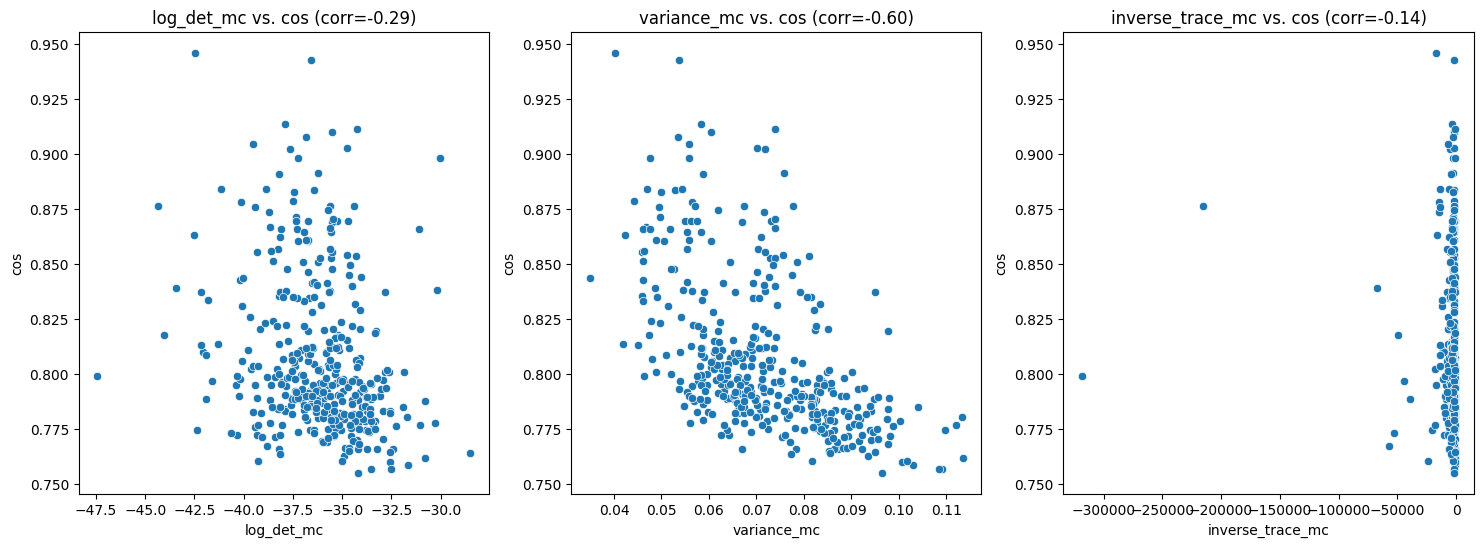
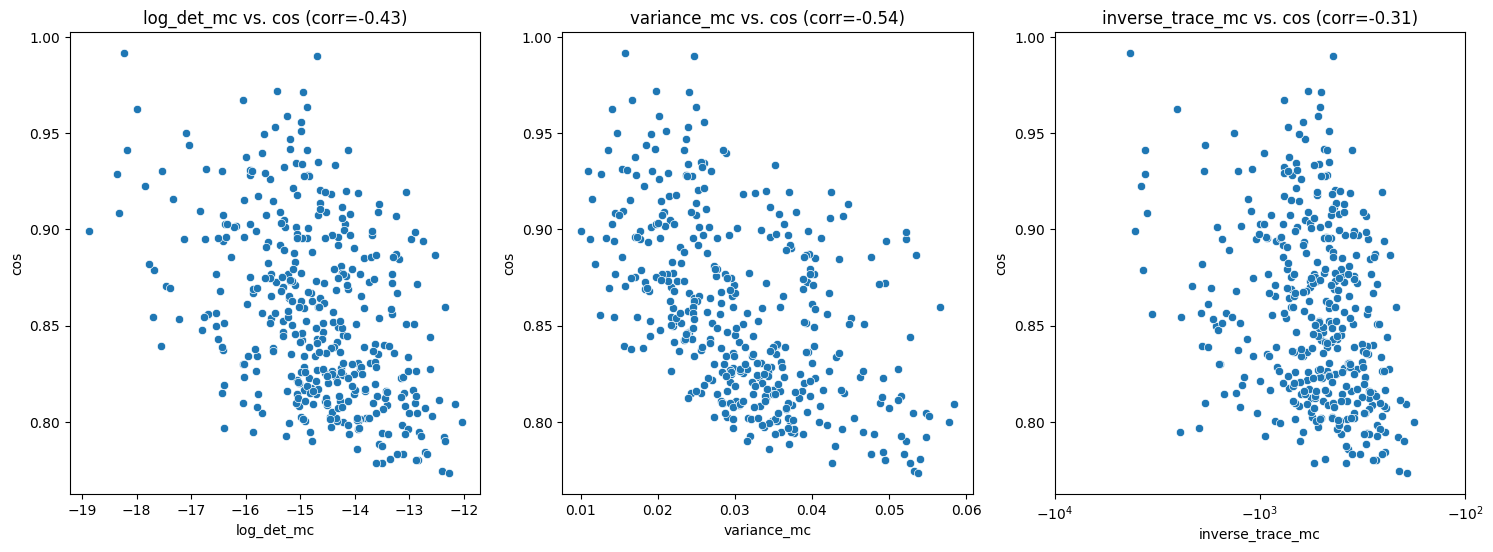
Code edit (unified diff) that turned the first committed figure into the second:
--- before
+++ after
@@ -1,9 +1,11 @@
 
 fig, ax = plt.subplots(1, 3, figsize=(18, 6))
-sns.scatterplot(data=D, x='log_det_mc', y='cos', ax=ax[0])
-sns.scatterplot(data=D, x='variance_mc', y='cos', ax=ax[1])
-sns.scatterplot(data=D, x='inverse_trace_mc', y='cos', ax=ax[2])
+sns.scatterplot(data=D_ev, x='log_det_mc', y='cos', ax=ax[0])
+sns.scatterplot(data=D_ev, x='variance_mc', y='cos', ax=ax[1])
+sns.scatterplot(data=D_ev, x='inverse_trace_mc', y='cos', ax=ax[2])
+ax[2].set_xscale('symlog', linthresh=1)
+ax[2].set_xlim(-10000, -100)
 # add correlation values for each metric and cos
 for i, metric in enumerate(['log_det_mc', 'variance_mc', 'inverse_trace_mc']):
-    corr, _ = spearmanr(D['cos'], D[metric])
+    corr, _ = spearmanr(D_ev['cos'], D_ev[metric])
     ax[i].set_title(f'{metric} vs. cos (corr={corr:.2f})')

Commit: Update 5.real_eval_multi.ipynb